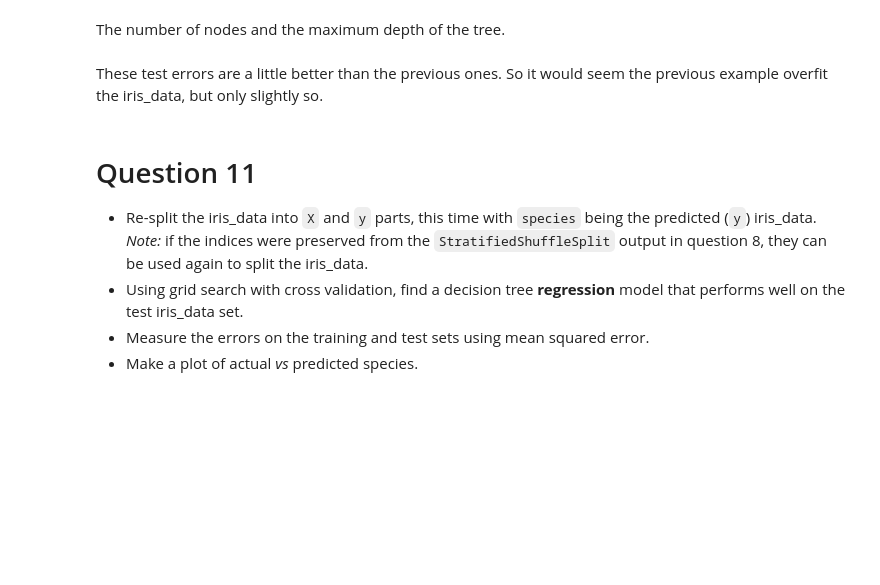
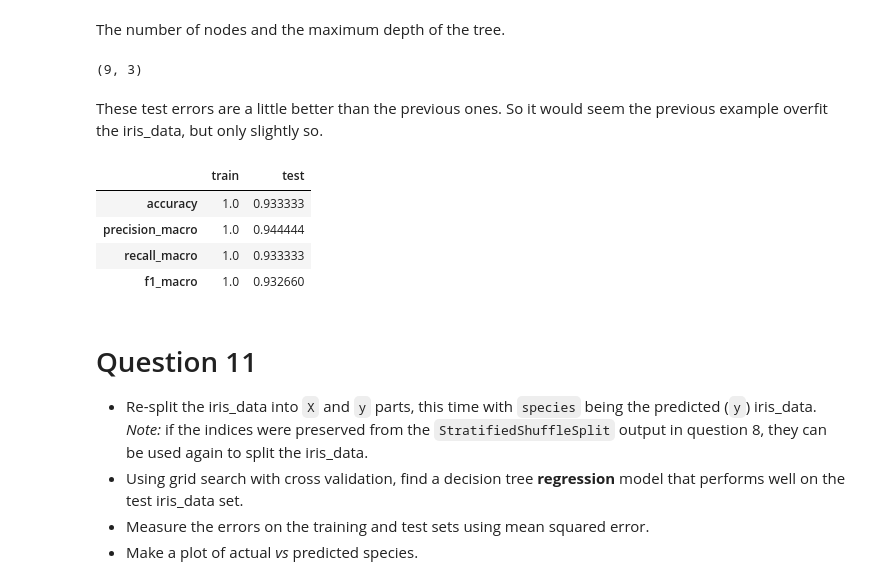
Before and after one commit to dattali18/machine_learning_msc_course, a Jupyter notebook: week8/DT HW.ipynb, the cells around one changed output. Cells and saved outputs as stored; diff of their text form; code cells hidden in the pictures; blank space fills up the shorter version.

```diff
--- a/week8/DT HW.ipynb
+++ b/week8/DT HW.ipynb
@@ -445,7 +524,27 @@ The decision tree predicts a little better on the training iris_data than the te
 # %% [markdown]
 The number of nodes and the maximum depth of the tree.
+# %%
+# print the nodes, and depth
+GR2.best_estimator_.tree_.node_count, GR2.best_estimator_.tree_.max_depth
+# %% [output]
+(9, 3)
 # %% [markdown]
 These test errors are a little better than the previous ones. So it would seem the previous example overfit the iris_data, but only slightly so.
+# %%
+# print the error on the training and test data sets
+y_train_pred2 = dt2.predict(X_train2)
+y_test_pred2 = dt2.predict(X_test2)
+
+train_test_iris_error = pd.concat([iris_error(y_train2, y_train_pred2, 'train'),
+                                    iris_error(y_test2, y_test_pred2, 'test')],
+                                        axis=1)
+train_test_iris_error
+# %% [output]
+|  | train | test |
+| accuracy | 1.0 | 0.933333 |
+| precision_macro | 1.0 | 0.944444 |
+| recall_macro | 1.0 | 0.933333 |
+| f1_macro | 1.0 | 0.932660 |
 # %% [markdown]
 # Question 11
 
```
Also changed, not shown: parts of 32 cells of this notebook, 1 other file.
